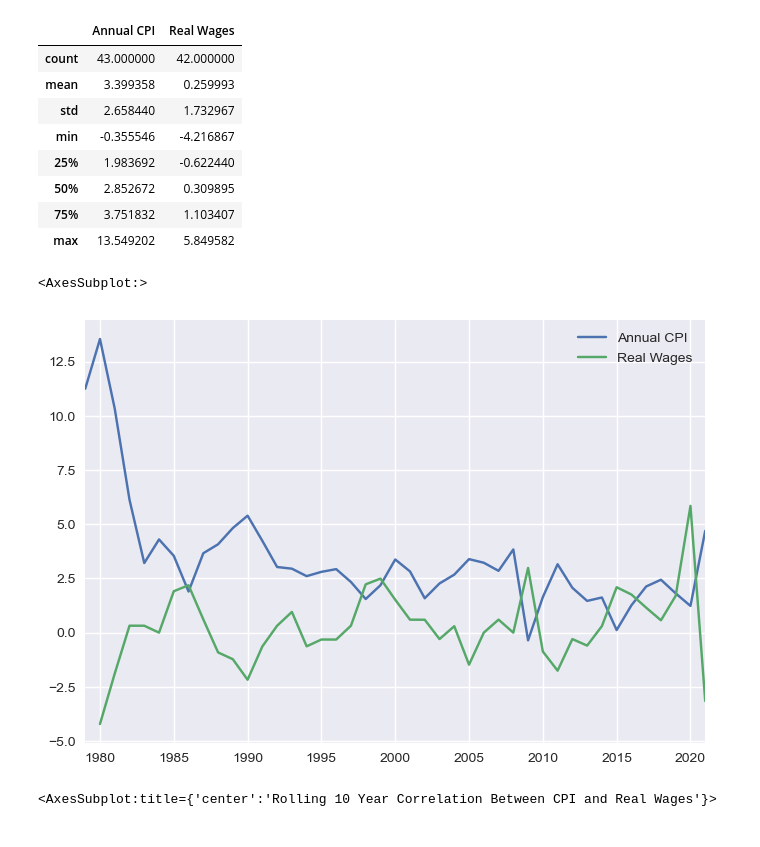
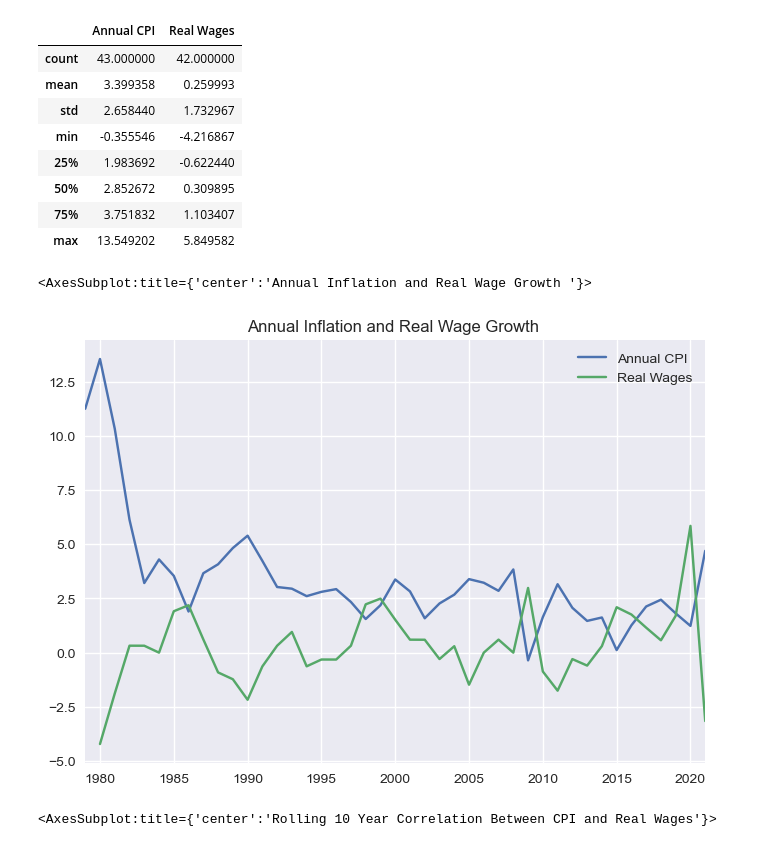
Before and after one commit to dcstein22/economics, a Jupyter notebook: real_wages_inflation.ipynb, the cells around one changed output. Cells and saved outputs as stored; diff of their text form; code cells hidden in the pictures.

Commit message:
Annual Inflation and Real Wage Growth

```diff
--- a/real_wages_inflation.ipynb
+++ b/real_wages_inflation.ipynb
@@ -49,11 +49,11 @@ data_cpi.describe()
 | 50% | 2.852672 | 0.309895 |
 | 75% | 3.751832 | 1.103407 |
 | max | 13.549202 | 5.849582 |
-# %%
-data_cpi.plot()
-# %% [output]
-<AxesSubplot:>
-[figure, removed]
+# %%
+data_cpi.plot(title = "Annual Inflation and Real Wage Growth ")
+# %% [output]
+<AxesSubplot:title={'center':'Annual Inflation and Real Wage Growth '}>
+[figure, added]
 # %%
 (data_cpi['Annual CPI'].rolling(10).corr(data_cpi['Real Wages'])).plot(title='Rolling 10 Year Correlation Between CPI and Real Wages')
 # %% [output]
```
